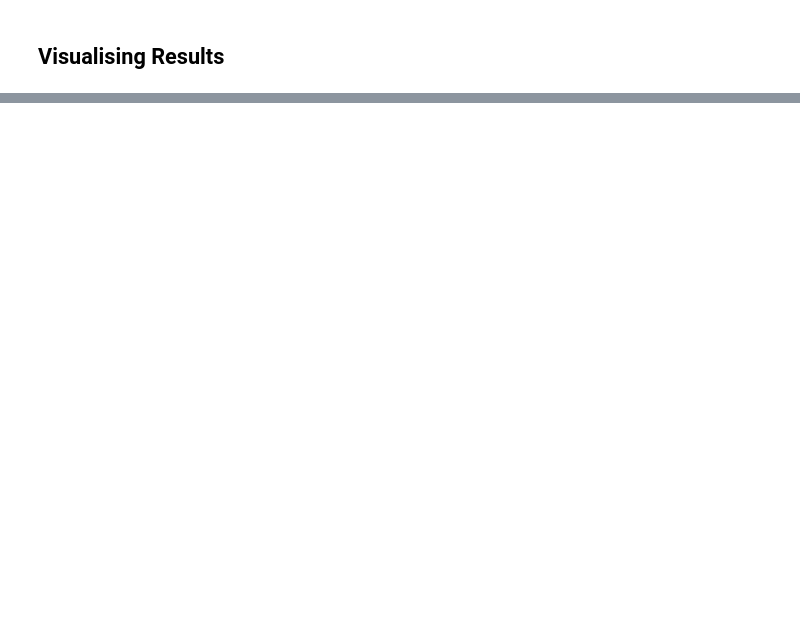
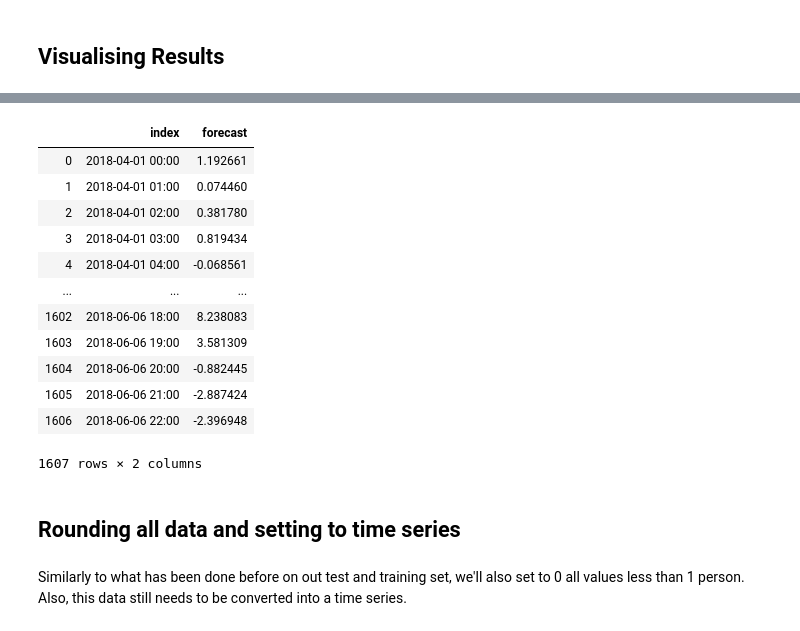
Before and after one commit to matteomm/sales-traffic-us-store, a Jupyter notebook: notebooks/modelling_traffic.ipynb, the cells around one changed output, grey strips where cells are left out. Saved outputs shown, nothing was run; the diff lists cells and outputs as text; code cells hidden in the pictures; blank space fills up the shorter version.

```diff
--- a/notebooks/modelling_traffic.ipynb
+++ b/notebooks/modelling_traffic.ipynb
@@ -860,0 +1051,9 @@ ValueError: view limit minimum 0.0 is less than 1 and is an invalid Matplotlib d
+# %%
+# tranforming into series
+df_extra_for = pd.Series(model_forecasted_f)
+# %%
+# resetting index
+df_extra_for = df_extra_for.reset_index()
+# %%
+df_extra_for.rename(columns={0:'forecast'}, inplace=True)
+df_extra_for.drop(columns='index',inplace=True, axis=1)
@@ -860,0 +1076,24 @@ ValueError: view limit minimum 0.0 is less than 1 and is an invalid Matplotlib d
+# %%
+# concat the two dfs
+
+final_df = pd.concat([for_new_1,df_extra_for], axis = 1)
+# %%
+final_df
+# %% [output]
+|  | index | forecast |
+| 0 | 2018-04-01 00:00 | 1.192661 |
+| 1 | 2018-04-01 01:00 | 0.074460 |
+| 2 | 2018-04-01 02:00 | 0.381780 |
+| 3 | 2018-04-01 03:00 | 0.819434 |
+| 4 | 2018-04-01 04:00 | -0.068561 |
+| ... | ... | ... |
+| 1602 | 2018-06-06 18:00 | 8.238083 |
+| 1603 | 2018-06-06 19:00 | 3.581309 |
+| 1604 | 2018-06-06 20:00 | -0.882445 |
+| 1605 | 2018-06-06 21:00 | -2.887424 |
+| 1606 | 2018-06-06 22:00 | -2.396948 |
+1607 rows × 2 columns
+# %% [markdown]
+## Rounding all data and setting to time series
+# %% [markdown]
+Similarly to what has been done before on out test and training set, we'll also set to 0 all values less than 1 person. Also, this data still needs to be converted into a time series.
```
Also changed, not shown: parts of 68 cells of this notebook.
